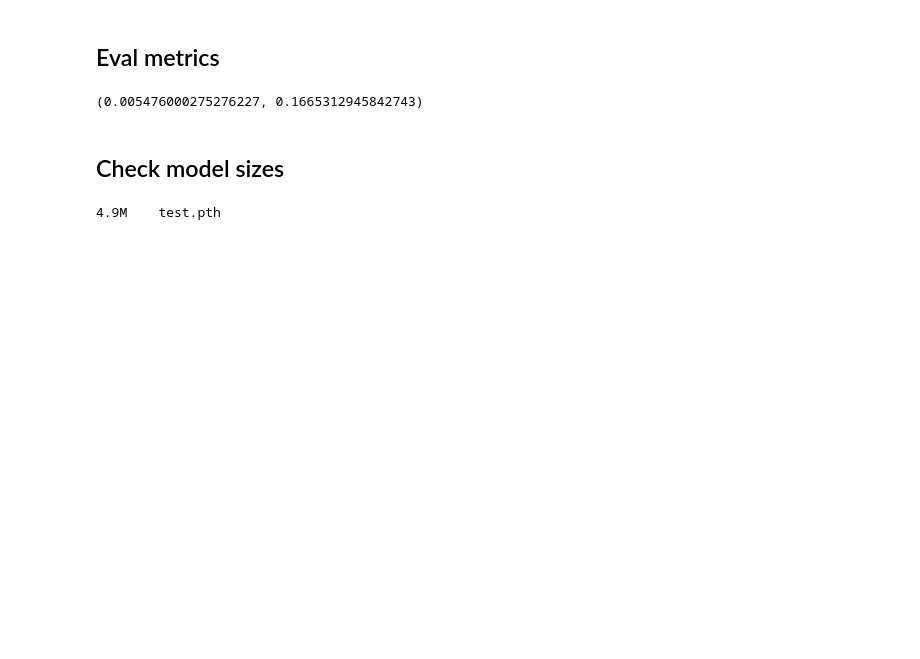
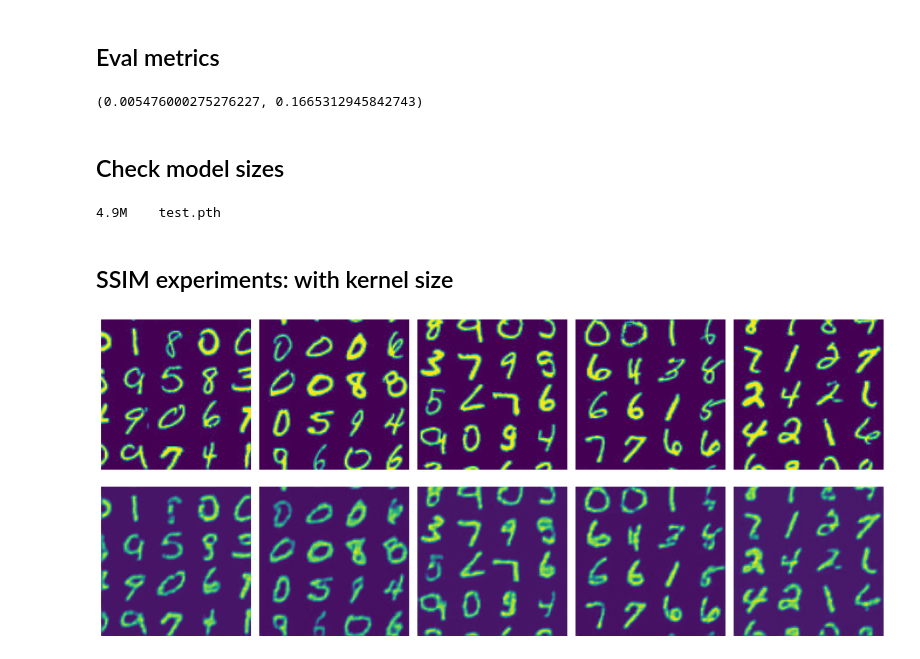
Before and after one commit to dushanw/DabbaMu-DEEP-TFM, a Jupyter notebook: aim2/hyperparameter_analysing.ipynb, the cells around one changed output. Cells and saved outputs as stored; diff of their text form; code cells hidden in the pictures; blank space fills up the shorter version.

```diff
--- a/aim2/hyperparameter_analysing.ipynb
+++ b/aim2/hyperparameter_analysing.ipynb
@@ -412,3 +412,51 @@ torch.save({
 4.9M    test.pth
 # %%
 !rm test.pth
+# %% [markdown]
+## SSIM experiments: with kernel size
+# %%
+import glob
+
+data_dir = 'figs/mnistv7'
+without_learning_img_dirs = sorted(glob.glob(f'{data_dir}/*lr_H(0.0)*/save_special/150*'))
+with_learning_img_dirs = sorted(glob.glob(f'{data_dir}/*lr_H(10.0)*/save_special/145*'))
+
+import numpy as np
+import matplotlib.pyplot as plt
+
+#np_img_dirs= without_learning_img_dirs
+#train='False'
+
+np_img_dirs= with_learning_img_dirs
+train='True'
+
+ht = np.load(np_img_dirs[0])
+x_pred = np.load(np_img_dirs[1])
+x = np.load(np_img_dirs[2])
+yt = np.load(np_img_dirs[3])
+
+x_pred =  (x_pred - x_pred.min())/(x_pred.max()- x_pred.min())
+x =  (x - x.min())/(x.max()- x.min())
+# %%
+plt.figure(figsize= (15,3.2*3))
+
+ticks = list(map(int,np.linspace(0, 128, 5)))
+tick_fontsize= 13
+for i in range(5):
+    plt.subplot(3,5,i+1)
+    plt.imshow(x[i, 0])
+    plt.axis('off')
+    plt.yticks(ticks, ticks, rotation=0, fontsize=tick_fontsize)
+    plt.xticks(ticks, ticks, rotation=0, fontsize=tick_fontsize)
+
+    plt.subplot(3,5,5+i+1)
+    plt.imshow(x_pred[i, 0])
+    plt.axis('off')
+    plt.yticks(ticks, ticks, rotation=0, fontsize=tick_fontsize)
+    plt.xticks(ticks, ticks, rotation=0, fontsize=tick_fontsize)
+
+
+plt.tight_layout()
+plt.show()
+# %% [output]
+[figure, added]
```
Also changed, not shown: parts of 6 cells of this notebook, 8 other files.
